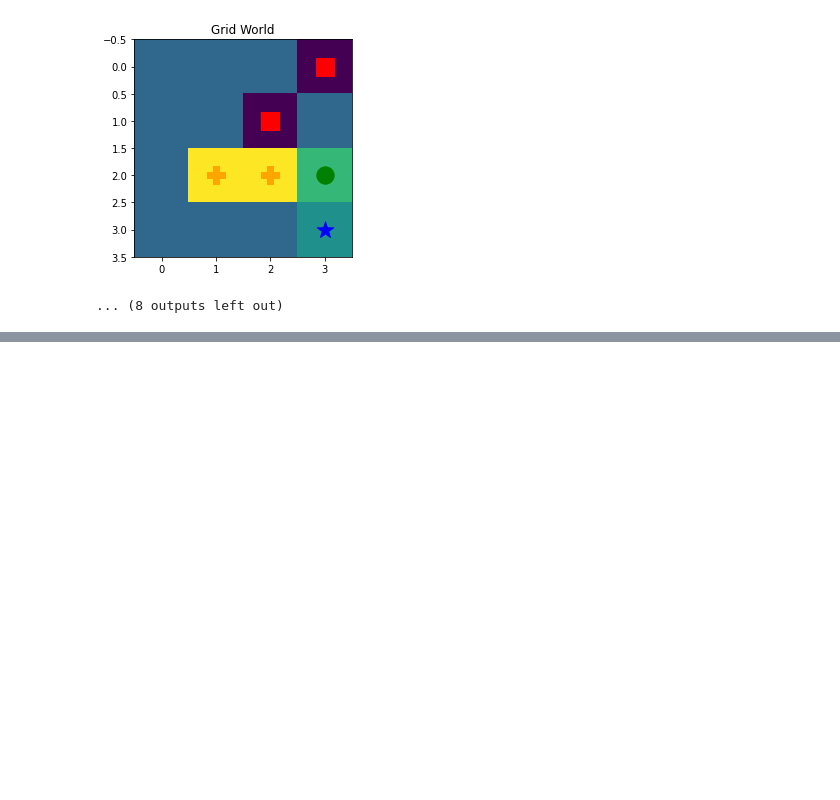
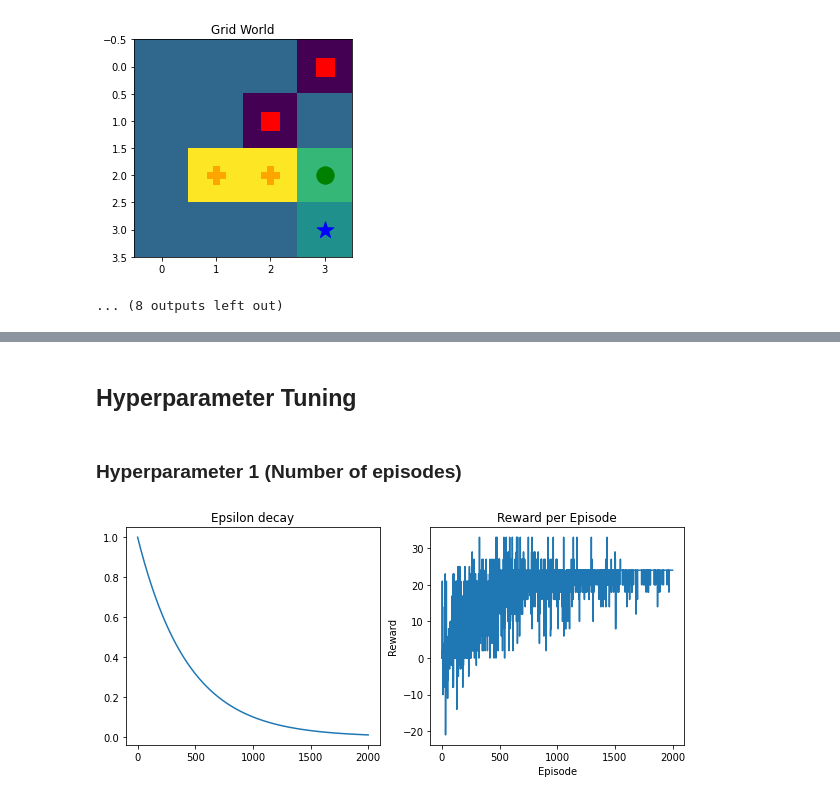
Before and after one commit to UBCSE-ngupta22/CSE574_Assign3, a Jupyter notebook: ngupta22_ shuchisu_assignment3_checkpoint.ipynb, the cells around one changed output, grey strips where cells are left out. Cells and saved outputs as stored; diff of their text form; code cells hidden in the pictures; blank space fills up the shorter version.

```diff
--- a/ngupta22_ shuchisu_assignment3_checkpoint.ipynb
+++ b/ngupta22_ shuchisu_assignment3_checkpoint.ipynb
@@ -297,0 +312,11 @@ def SARSA_test(env=GridEnvironment(), qtable=qtable, start=0, goal=15, num_episo
+# %% [markdown]
+## Hyperparameter Tuning
+# %% [markdown]
+### Hyperparameter 1 (Number of episodes)
+# %%
+# Setting Number of episodes = 2000
+_, _, testingEpisodes, episodes, rewardVals, epsilonVals, testingRewardVals = SARSA(
+    env=GridEnvironment(), testing=False, episodes=2000, timesteps=10)
+visualization(testingEpisodes, episodes, rewardVals, epsilonVals, testingRewardVals)
+# %% [output]
+[figure, added]
```
Also changed, not shown: parts of 15 cells of this notebook, 4 other files.
